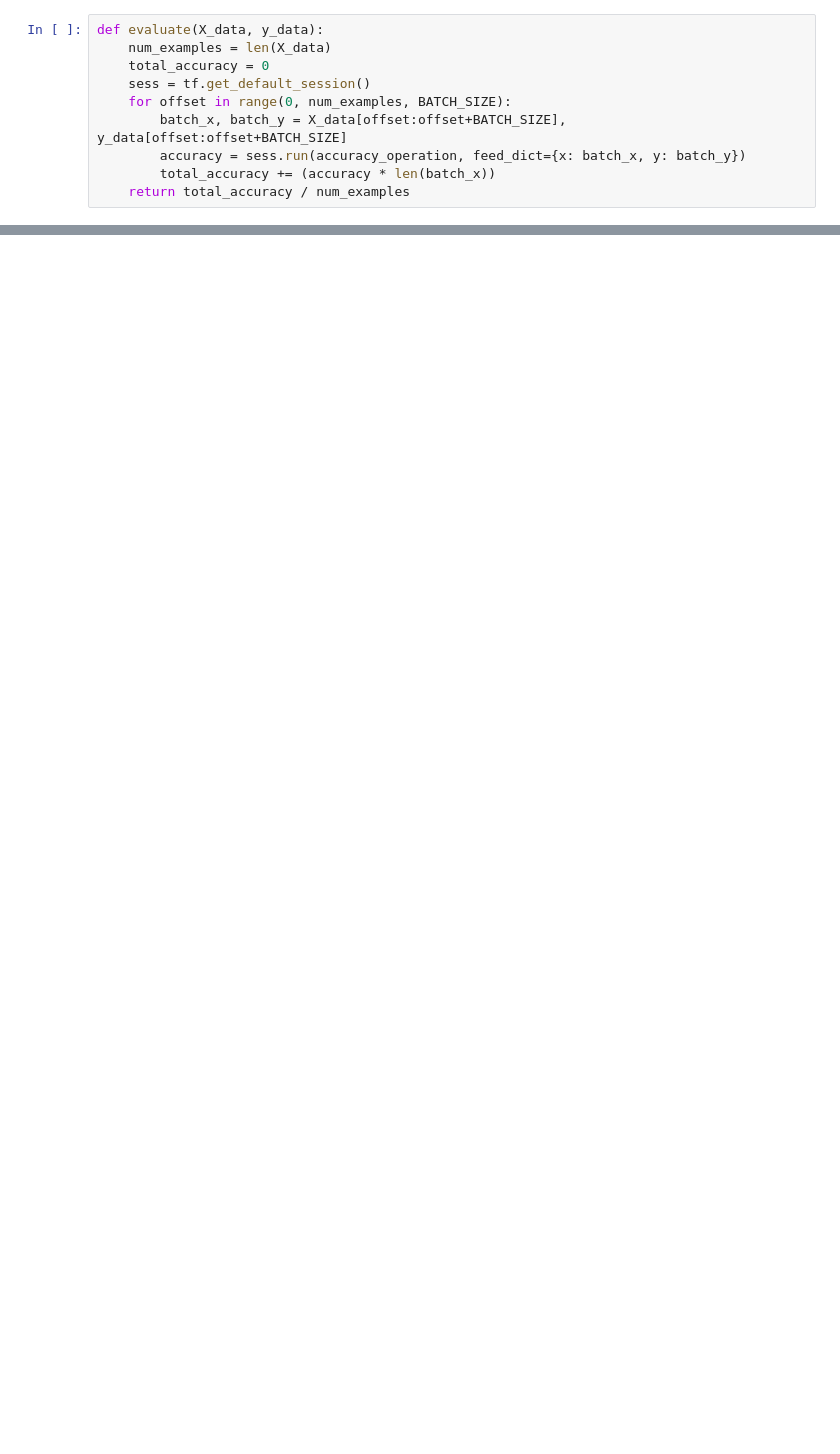
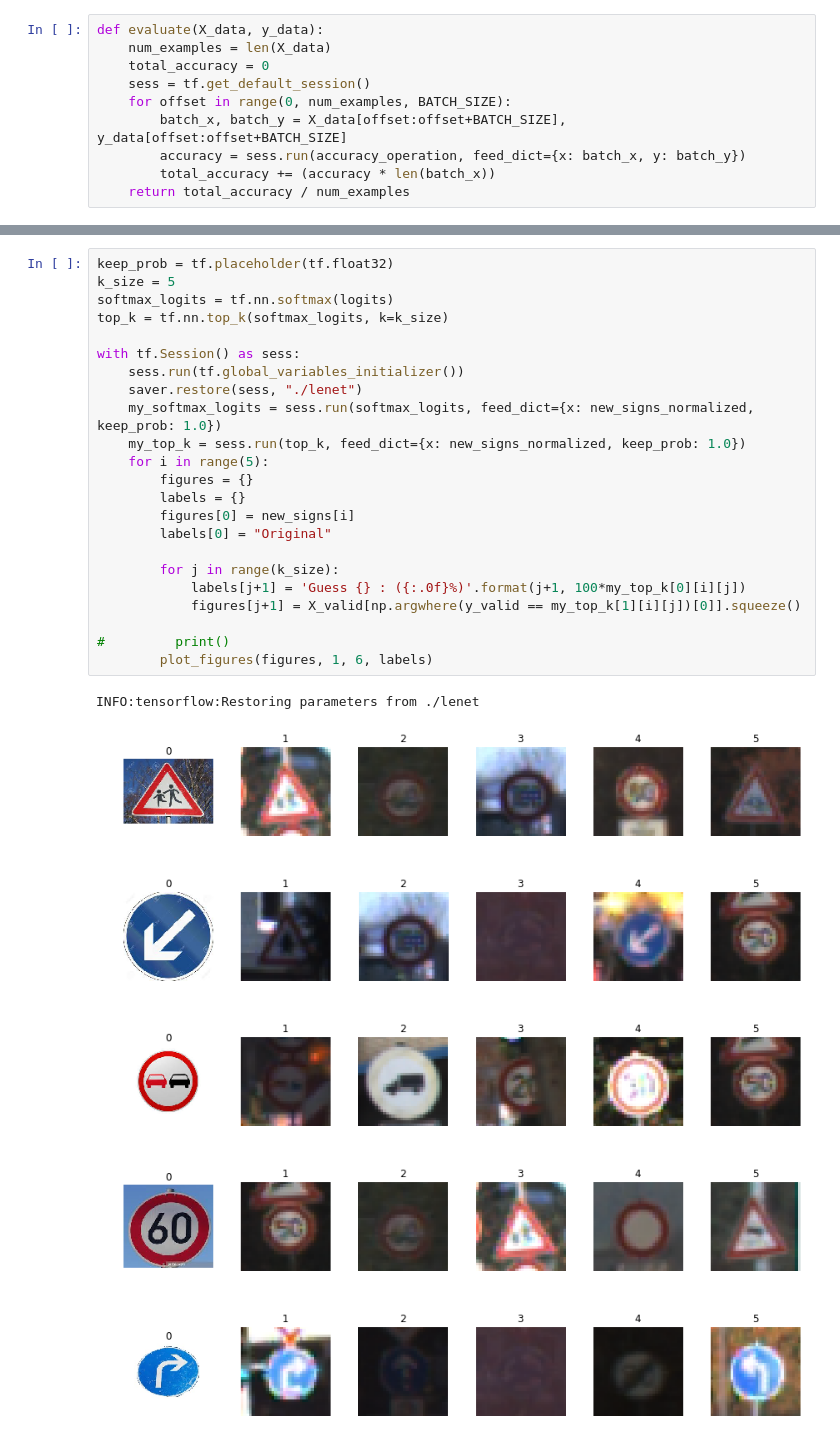
Before and after one commit to nikhilparla/traffic_sign_classifier, a Jupyter notebook: traffic_sign_classifier_project.ipynb, the cells around one changed output, grey strips where cells are left out. Drawn from its saved outputs; the diff is of its cells as text; blank space fills up the shorter version.

```diff
--- a/traffic_sign_classifier_project.ipynb
+++ b/traffic_sign_classifier_project.ipynb
@@ -541,0 +591,30 @@ My Data Set Accuracy = 0.600
+# %%
+keep_prob = tf.placeholder(tf.float32)
+k_size = 5
+softmax_logits = tf.nn.softmax(logits)
+top_k = tf.nn.top_k(softmax_logits, k=k_size)
+
+with tf.Session() as sess:
+    sess.run(tf.global_variables_initializer())
+    saver.restore(sess, "./lenet")
+    my_softmax_logits = sess.run(softmax_logits, feed_dict={x: new_signs_normalized, keep_prob: 1.0})
+    my_top_k = sess.run(top_k, feed_dict={x: new_signs_normalized, keep_prob: 1.0})
+    for i in range(5):
+        figures = {}
+        labels = {}
+        figures[0] = new_signs[i]
+        labels[0] = "Original"
+
+        for j in range(k_size):
+            labels[j+1] = 'Guess {} : ({:.0f}%)'.format(j+1, 100*my_top_k[0][i][j])
+            figures[j+1] = X_valid[np.argwhere(y_valid == my_top_k[1][i][j])[0]].squeeze()
+
+#         print()
+        plot_figures(figures, 1, 6, labels)
+# %% [output]
+INFO:tensorflow:Restoring parameters from ./lenet
+[figure, added]
+[figure, added]
+[figure, added]
+[figure, added]
+[figure, added]
```
Also changed, not shown: parts of 17 cells of this notebook, 2 other files.
